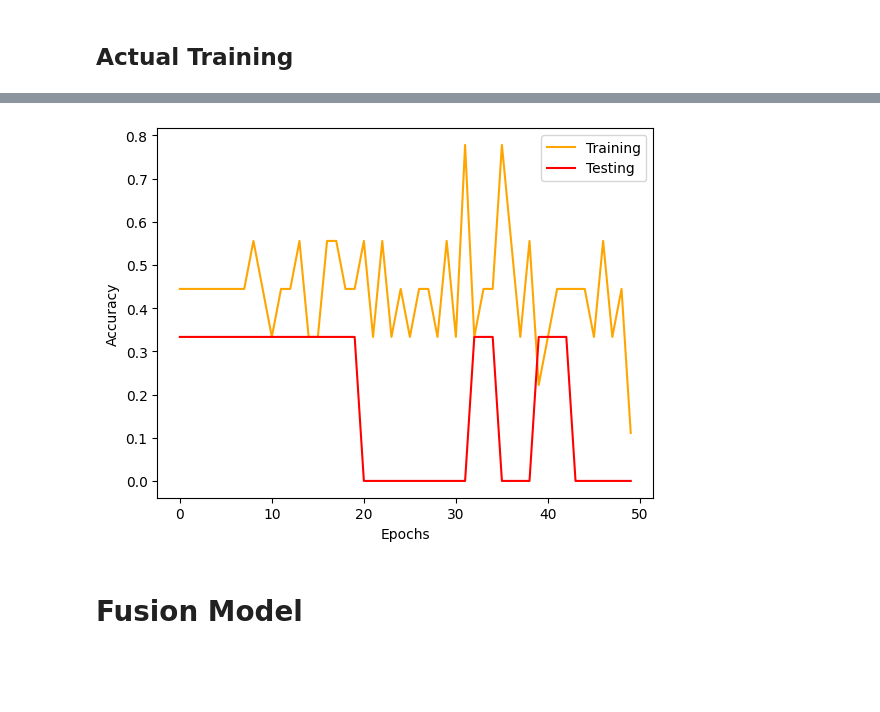
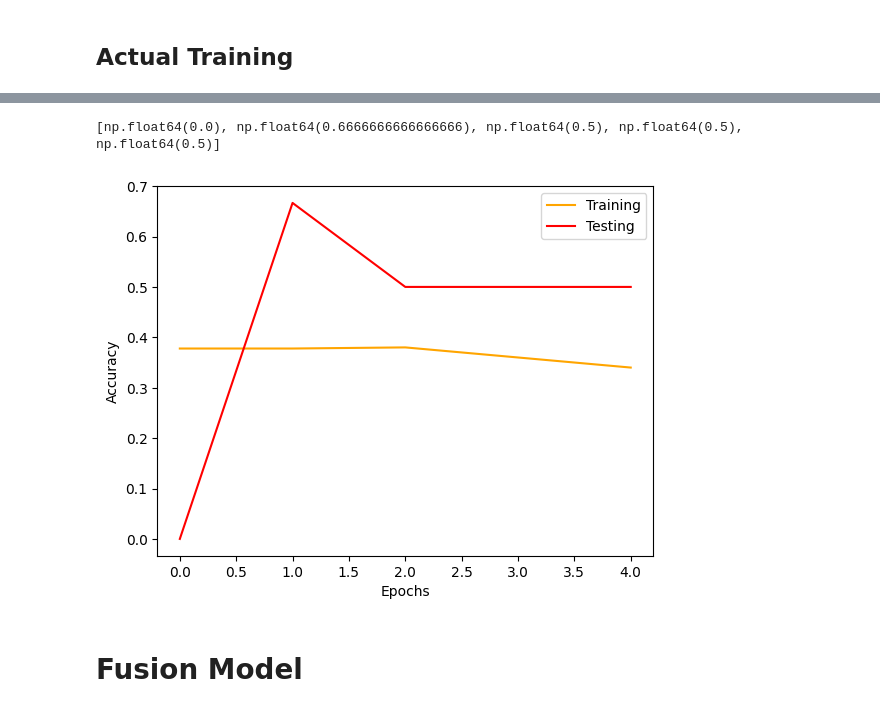
Before and after one commit to Christian-Stefan/Team-Internship, a Jupyter notebook: ContextModel.ipynb, the cells around one changed output, grey strips where cells are left out. Saved outputs shown, nothing was run; the diff lists cells and outputs as text; code cells hidden in the pictures; blank space fills up the shorter version.

Commit message:
<KFoldCrossValidation>established on<Chris><Partly>

```diff
--- a/ContextModel.ipynb
+++ b/ContextModel.ipynb
@@ -543,0 +428,23 @@ Epoch 11: Train Loss = 0.9952, Train Acc = 0.3333 | Test Loss = 1.5472, Test Acc
+# %%
+# 1. Create basis of K-Fold Cross Val
+# 1.1 Declaring number of splits
+no_splits:int = 5
+k_fold = KFold(n_splits=no_splits,shuffle=True)
+
+# 1.2 Create data loaders and necessary containers to store Train and Test Acc
+batch_size:int = 3
+loss_over_epochs_train:list = []       # Per-epoch average train loss
+loss_over_epochs_test:list = []        # Per-epoch average test loss
+accuracy_over_epochs_train:list = []   # Per-epoch train accuracy
+accuracy_over_epochs_test:list = []    # Per-epoch test accuracy
+
+# 2. Generate the training dataset
+for train_idx, val_idx in k_fold.split(data):
+  print(train_idx, val_idx)
+  trainset_CV = torch.utils.data.dataset.Subset(data, train_idx)  # New training sub-set from Data
+  valset_CV = torch.utils.data.dataset.Subset(data, val_idx)  # New validation sub-set from Data
+  train_loader = DataLoader(dataset=trainset_CV, batch_size=batch_size, shuffle=True)
+  val_loader = DataLoader(dataset=valset_CV, batch_size=batch_size, shuffle=False)
+
+for index ,item in enumerate(train_loader):
+  print(index,"...",item)
@@ -544,12 +557,15 @@ Epoch 11: Train Loss = 0.9952, Train Acc = 0.3333 | Test Loss = 1.5472, Test Acc
 # %%
-plt.plot(accuracy_over_epochs_train, color='orange',label='Training')
-plt.plot(accuracy_over_epochs_test, color = 'red', label = 'Testing')
+print(loss_over_epochs_test)
+
+plt.plot(loss_over_epochs_train, color='orange',label='Training')
+plt.plot(loss_over_epochs_test, color = 'red', label = 'Testing')
 plt.xlabel('Epochs')
 plt.ylabel('Accuracy')
 plt.legend()
 plt.show()
 # %% [output]
+[np.float64(0.0), np.float64(0.6666666666666666), np.float64(0.5), np.float64(0.5), np.float64(0.5)]
-[figure, old version]
+[figure, new version]
 # %% [markdown]
 # Fusion Model
 # %% [markdown]
```
Also changed, not shown: parts of 8 cells of this notebook.
